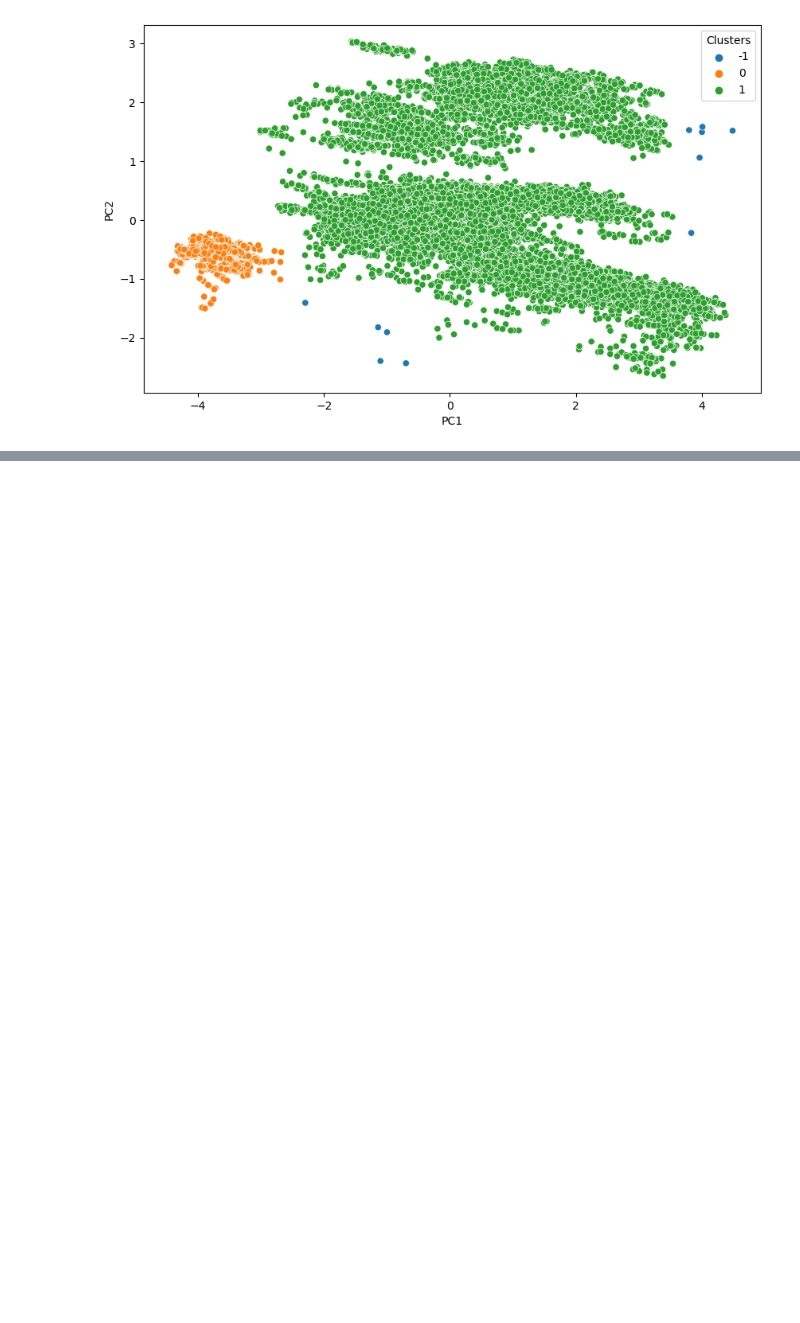
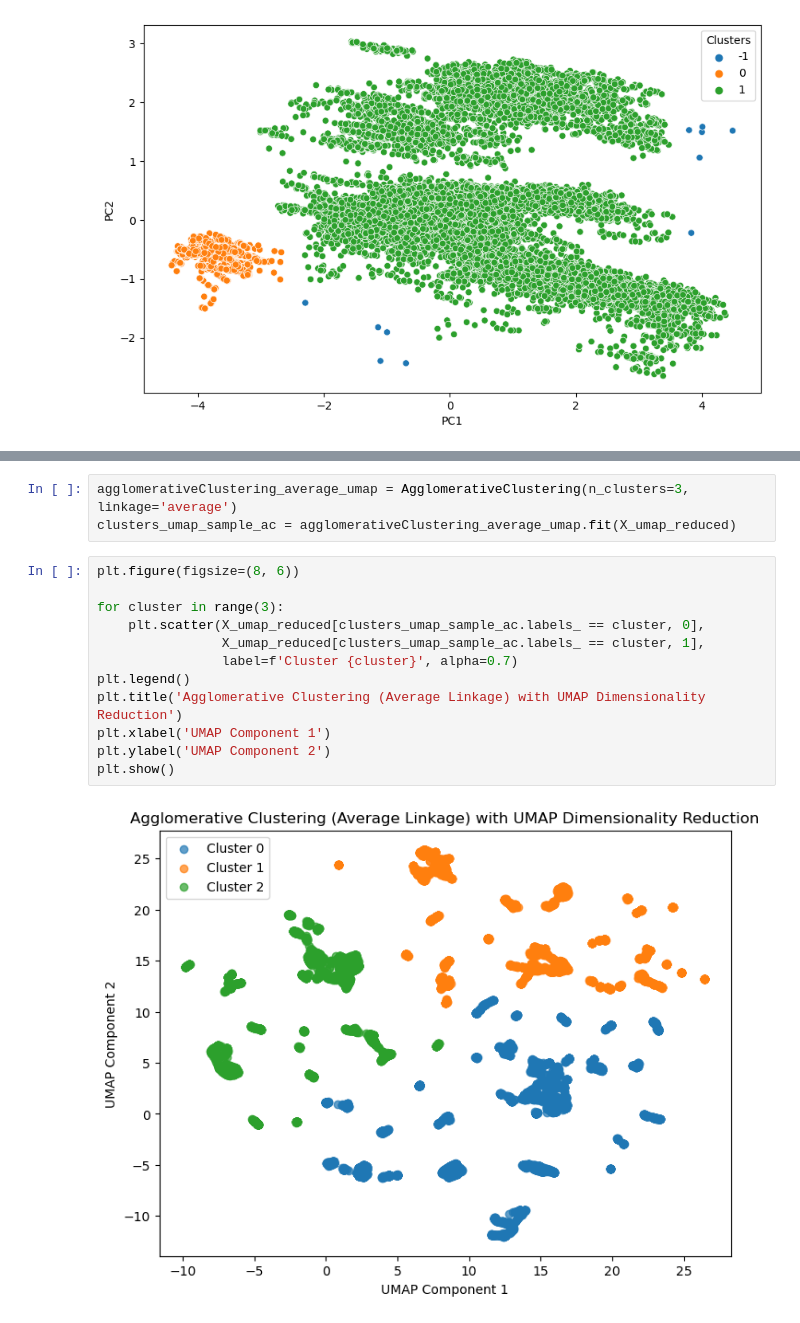
Before and after one commit to sienkozuzanna/ml-activity-detection, a Jupyter notebook: features engineering/feature_engineering_pipelines.ipynb, the cells around one changed output, grey strips where cells are left out. Saved outputs shown, nothing was run; the diff lists cells and outputs as text; blank space fills up the shorter version.

```diff
--- a/features engineering/feature_engineering_pipelines.ipynb
+++ b/features engineering/feature_engineering_pipelines.ipynb
@@ -855,0 +1056,17 @@ plt.show()
+# %%
+agglomerativeClustering_average_umap = AgglomerativeClustering(n_clusters=3, linkage='average')
+clusters_umap_sample_ac = agglomerativeClustering_average_umap.fit(X_umap_reduced)
+# %%
+plt.figure(figsize=(8, 6))
+
+for cluster in range(3):
+    plt.scatter(X_umap_reduced[clusters_umap_sample_ac.labels_ == cluster, 0],
+                X_umap_reduced[clusters_umap_sample_ac.labels_ == cluster, 1],
+                label=f'Cluster {cluster}', alpha=0.7)
+plt.legend()
+plt.title('Agglomerative Clustering (Average Linkage) with UMAP Dimensionality Reduction')
+plt.xlabel('UMAP Component 1')
+plt.ylabel('UMAP Component 2')
+plt.show()
+# %% [output]
+[figure, added]
```
Also changed, not shown: parts of 45 cells of this notebook, 1 other file.
